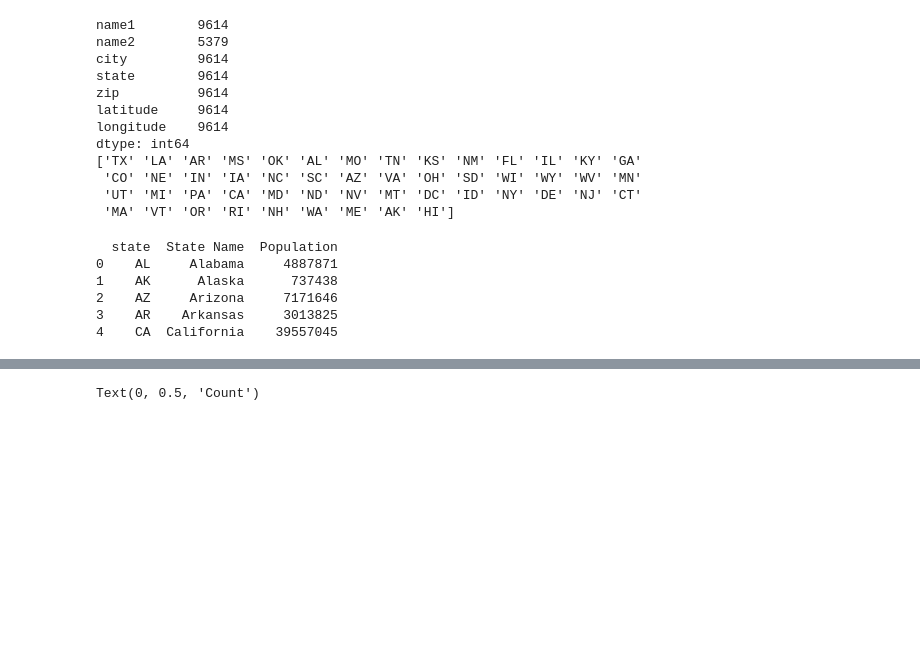
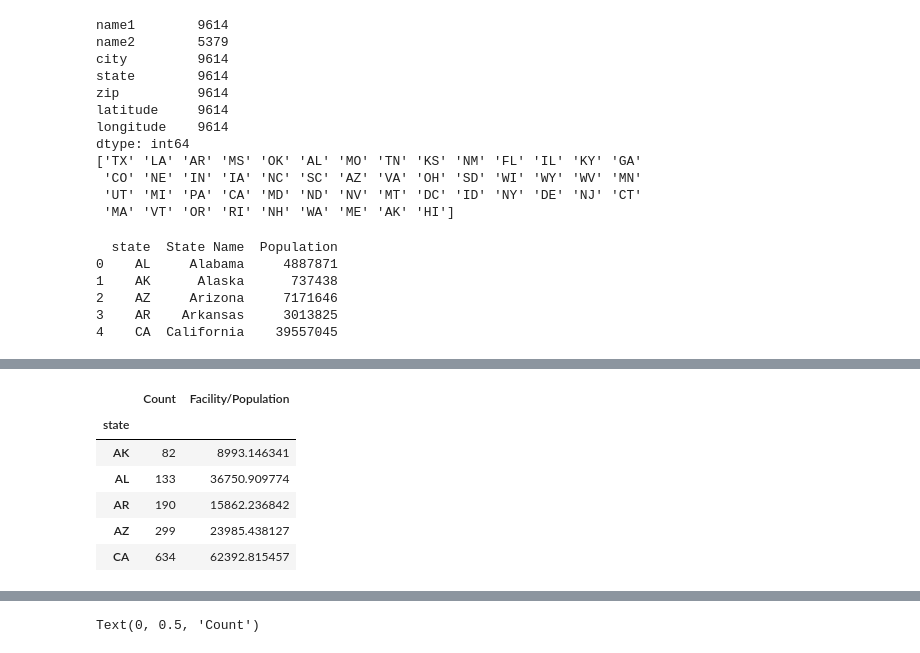
Before and after one commit to aeclaman/Project1, a Jupyter notebook: notebooks/amy.ipynb, the cells around one changed output, grey strips where cells are left out. Cells and saved outputs as stored; diff of their text form; code cells hidden in the pictures; blank space fills up the shorter version.

```diff
--- a/notebooks/amy.ipynb
+++ b/notebooks/amy.ipynb
@@ -142,5 +150,14 @@ plt.show()
 # %%
-facilities_count_by_state.rename({"name1":"Facility Count"}, inplace=True)
+facilities_count_by_state.rename(columns={"name1":"Facility Count"}, inplace=True)
+facilities_count_by_state.head()
+# %% [output]
+|  | Count | Facility/Population |
+| state |  |  |
+| AK | 82 | 8993.146341 |
+| AL | 133 | 36750.909774 |
+| AR | 190 | 15862.236842 |
+| AZ | 299 | 23985.438127 |
+| CA | 634 | 62392.815457 |
 # %%
 #plot how many mental health facilities found in each state
 #facilities_count_by_state = us_facilities_df.groupby('state').name1.count()
```
Also changed, not shown: parts of 3 cells of this notebook, 4 other files.
